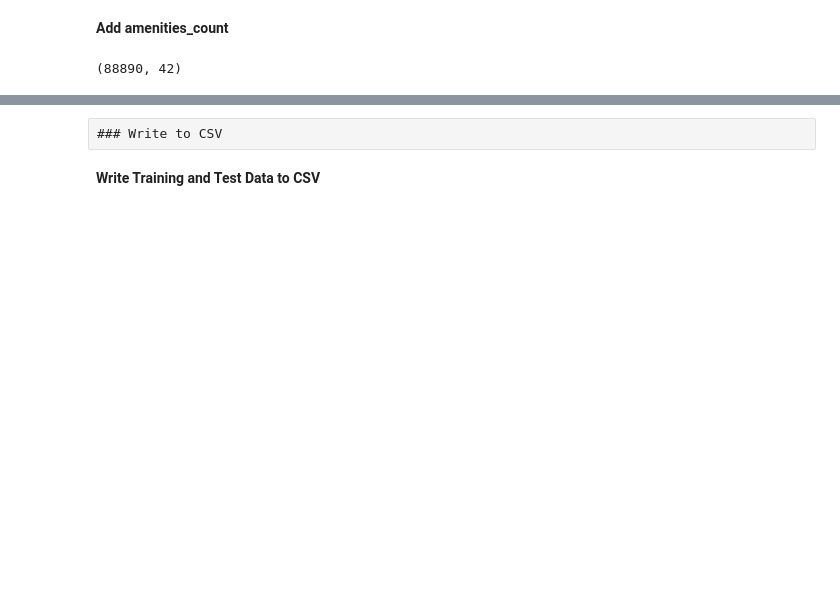
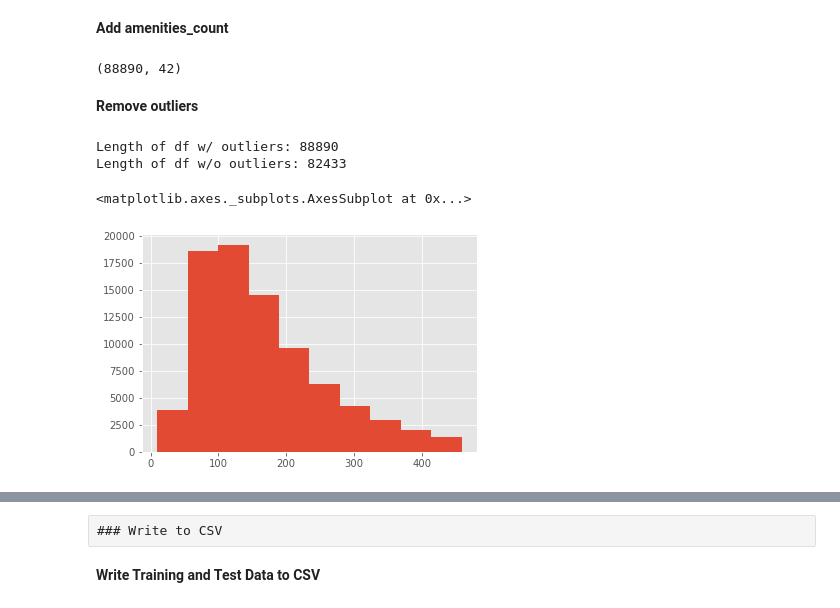
Before and after one commit to KishenSharma6/SF-Airbnb-Analysis, a Jupyter notebook: Project_Codes/03_Processing/2020_0530_Listings_ML_Preprocessing.ipynb, the cells around one changed output, grey strips where cells are left out. Saved outputs shown, nothing was run; the diff lists cells and outputs as text; code cells hidden in the pictures; blank space fills up the shorter version.

```diff
--- a/Project_Codes/03_Processing/2020_0530_Listings_ML_Preprocessing.ipynb
+++ b/Project_Codes/03_Processing/2020_0530_Listings_ML_Preprocessing.ipynb
@@ -224,4 +194,27 @@ df = df.reindex(sorted(df.columns), axis = 1)
 print(df.shape)
 # %% [output]
 (88890, 42)
+# %% [markdown]
+**Remove outliers**
+# %%
+#Calculate IQR
+q1,q3 = np.quantile(df.price, [.25,.75])
+IQR = q3 - q1
+
+#Set upper and lower limits for outliers to be removed
+upper = q3 + (IQR * 1.5)
+lower = q1 - (IQR * 1.5)
+
+print('Length of df w/ outliers:',len(df))
+print('Length of df w/o outliers:',len(df.loc[df.price <= upper]))
+
+df = df.loc[df.price <= upper]
+# %% [output]
+Length of df w/ outliers: 88890
+Length of df w/o outliers: 82433
+# %%
+df.price.hist()
+# %% [output]
+<matplotlib.axes._subplots.AxesSubplot at 0x...>
+[figure, added]
 # %%
```
Also changed, not shown: parts of 3 cells of this notebook.
